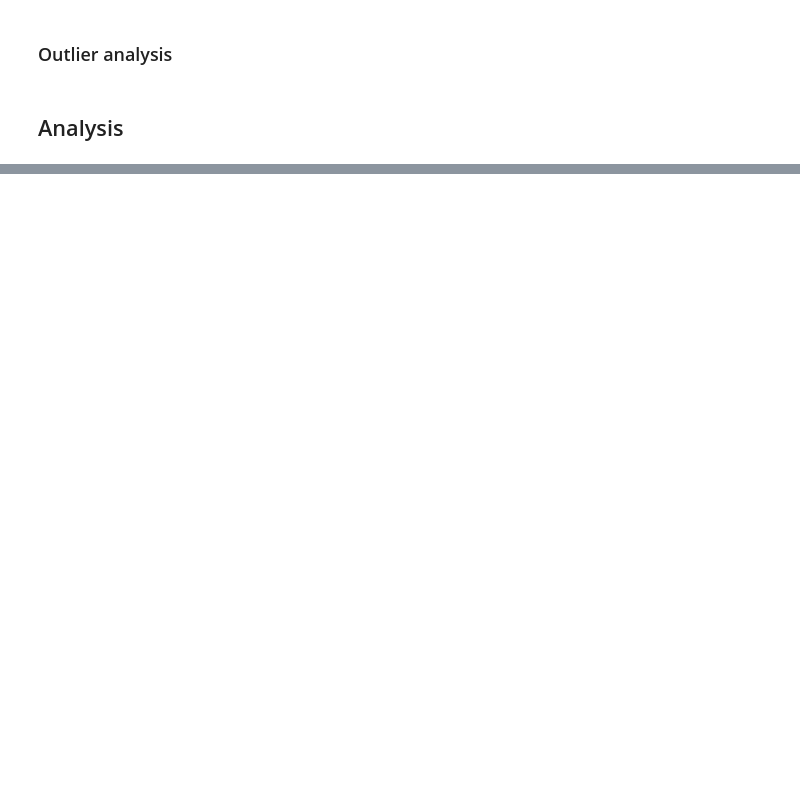
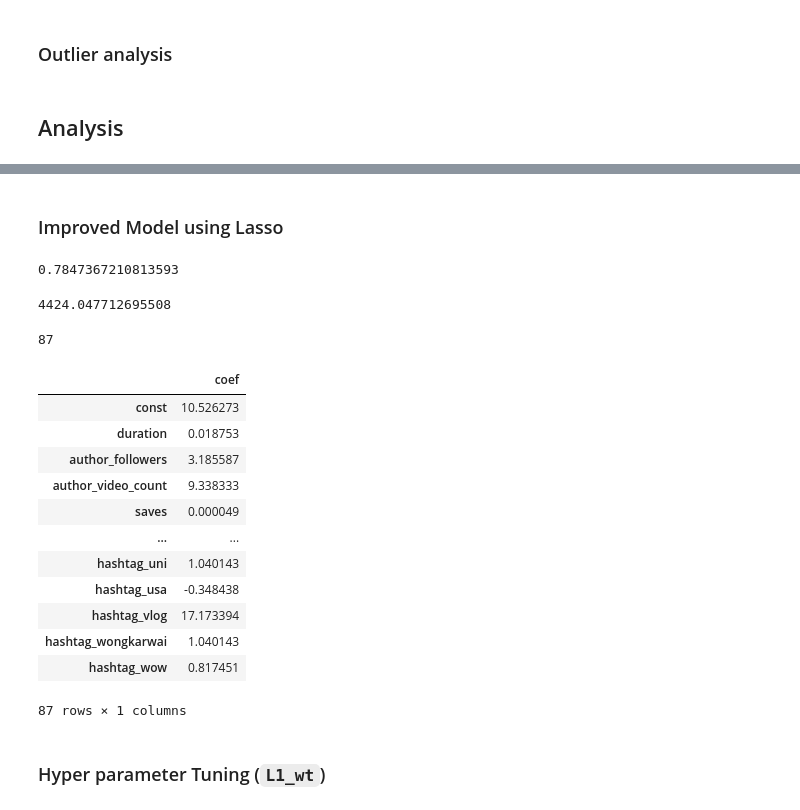
Before and after one commit to jiangqiw/MATH189_Final_Project, a Jupyter notebook: final_project.ipynb, the cells around one changed output, grey strips where cells are left out. Saved outputs shown, nothing was run; the diff lists cells and outputs as text; code cells hidden in the pictures; blank space fills up the shorter version.

```diff
--- a/final_project.ipynb
+++ b/final_project.ipynb
@@ -369,0 +467,46 @@ plt.show()
+# %% [markdown]
+### Improved Model using Lasso
+# %%
+features = ['duration', 'author_followers', 'author_video_count', 'saves', 'shares', 'plays', 'sentiment_binary'] + [col for col in df.columns if col.startswith('hashtag_')]
+X = df[features]
+y = df['log_likes']
+X[['author_followers', 'author_video_count']] = X[['author_followers', 'author_video_count']].apply(lambda x: (x - x.mean()) / x.std())
+X = sm.add_constant(X)
+X_train, X_test, y_train, y_test = train_test_split(X, y, test_size=0.2, random_state=42)
+model = sm.OLS(y_train, X_train)
+results = model.fit_regularized(method='elastic_net', alpha=1.0, L1_wt=0.6)
+y_pred = results.predict(X_test)
+r2 = r2_score(y_test, y_pred)
+# %%
+r2
+# %% [output]
+0.7847367210813593
+# %%
+mse = mean_squared_error(y_test, y_pred)
+mse
+# %% [output]
+4424.047712695508
+# %%
+(results.params != 0).sum()
+# %% [output]
+87
+# %%
+para = results.params
+df1 = pd.DataFrame(para, columns=['coef'])
+df1[df1['coef'] != 0]
+# %% [output]
+|  | coef |
+| const | 10.526273 |
+| duration | 0.018753 |
+| author_followers | 3.185587 |
+| author_video_count | 9.338333 |
+| saves | 0.000049 |
+| ... | ... |
+| hashtag_uni | 1.040143 |
+| hashtag_usa | -0.348438 |
+| hashtag_vlog | 17.173394 |
+| hashtag_wongkarwai | 1.040143 |
+| hashtag_wow | 0.817451 |
+87 rows × 1 columns
+# %% [markdown]
+### Hyper parameter Tuning (`L1_wt`)
```
Also changed, not shown: parts of 9 cells of this notebook.
